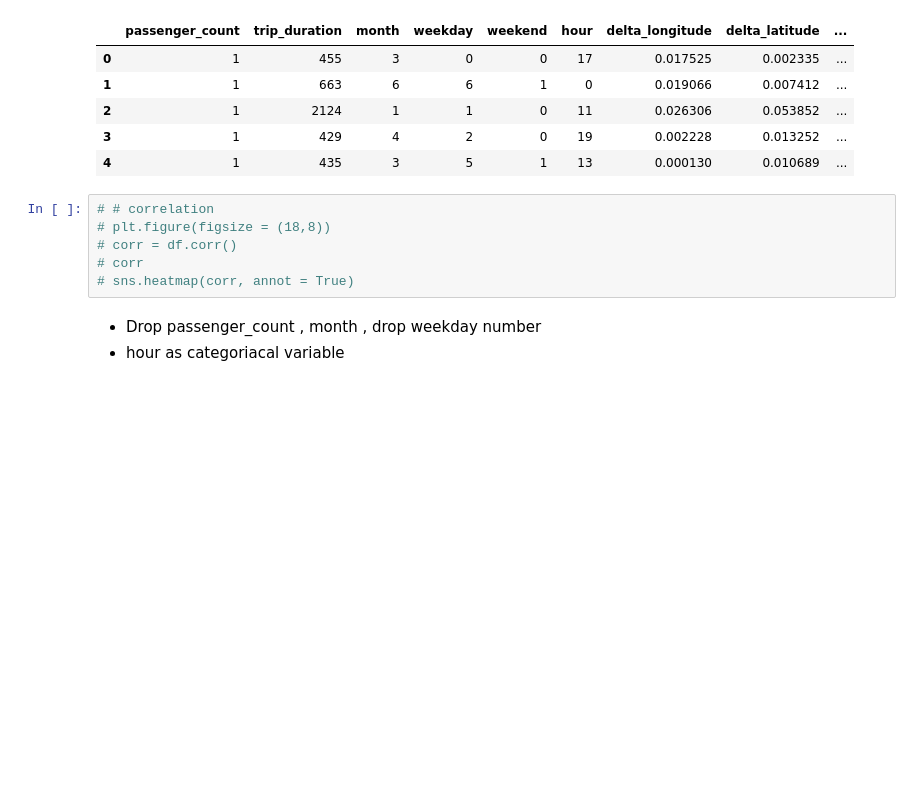
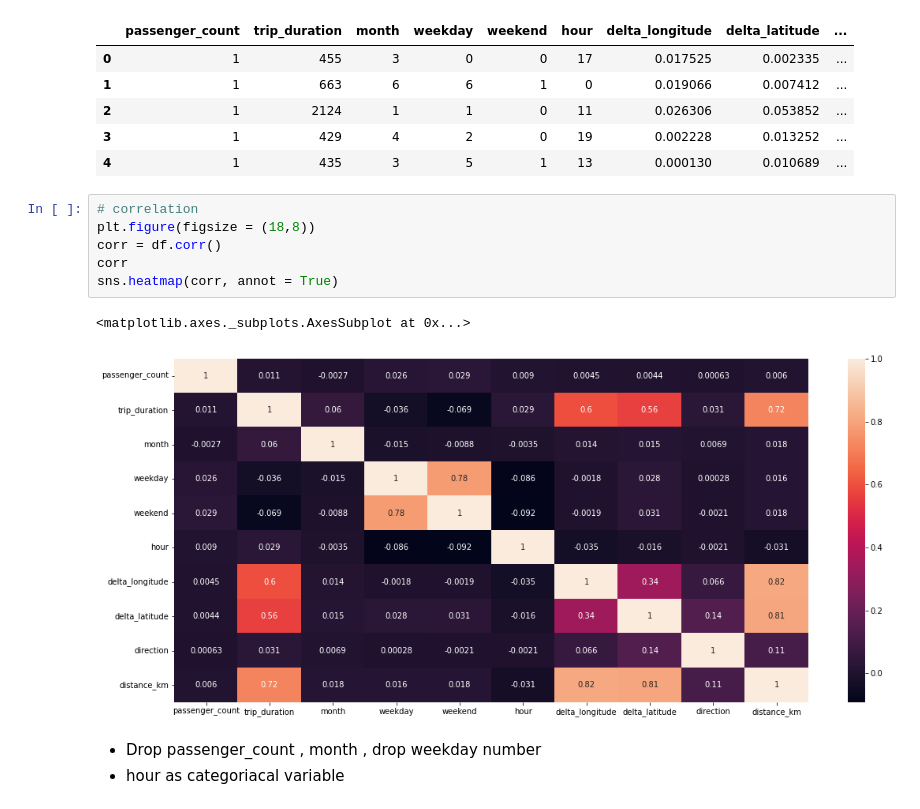
Before and after one commit to GaikwadSandesh/NYC_taxi_prediction, a Jupyter notebook: NYC_taxi_Prediction.ipynb, the cells around one changed output. Drawn from its saved outputs; the diff is of its cells as text; blank space fills up the shorter version.

```diff
--- a/NYC_taxi_Prediction.ipynb
+++ b/NYC_taxi_Prediction.ipynb
@@ -257,11 +243,14 @@ df.head(5)
 | 3 | 1 | 429 | 4 | 2 | 0 | 19 | 0.002228 | 0.013252 | ... |
 | 4 | 1 | 435 | 3 | 5 | 1 | 13 | 0.000130 | 0.010689 | ... |
 # %%
-# # correlation
-# plt.figure(figsize = (18,8))
-# corr = df.corr()
-# corr
-# sns.heatmap(corr, annot = True)
+# correlation
+plt.figure(figsize = (18,8))
+corr = df.corr()
+corr
+sns.heatmap(corr, annot = True)
+# %% [output]
+<matplotlib.axes._subplots.AxesSubplot at 0x...>
+[figure, added]
 # %% [markdown]
 * Drop passenger_count , month , drop weekday number
 * hour as categoriacal variable
```
Also changed, not shown: parts of 31 cells of this notebook.
